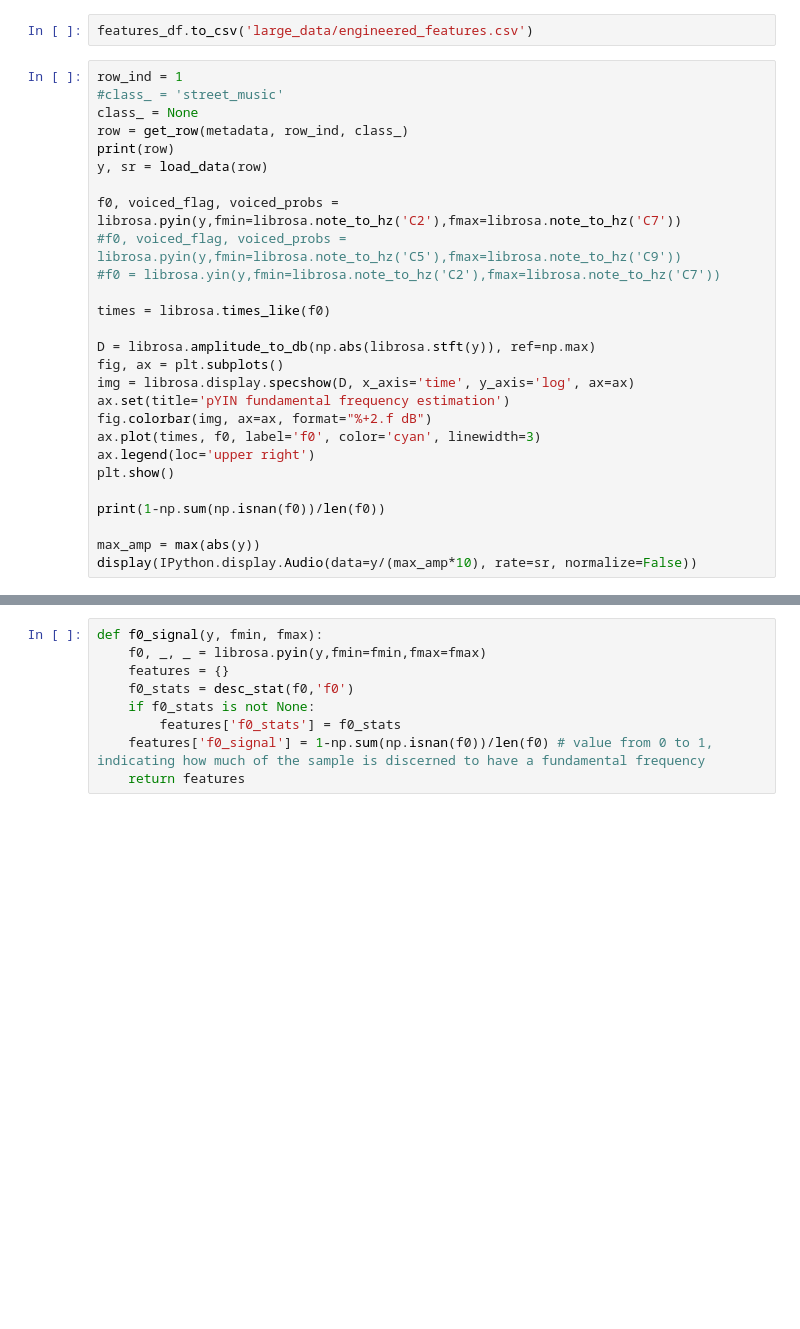
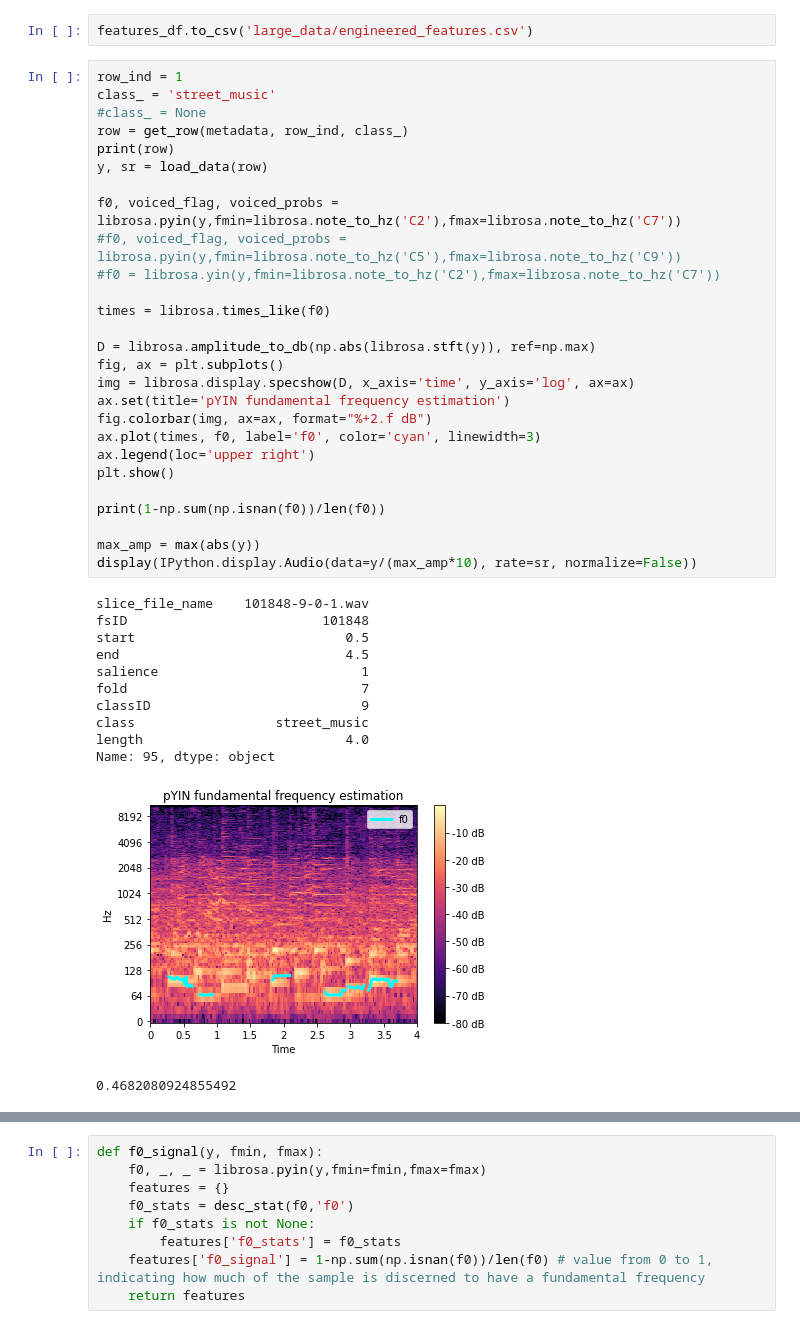
Before and after one commit to mrhheffernan/erdio-dev, a Jupyter notebook: maxpower_cleaning.ipynb, the cells around one changed output, grey strips where cells are left out. Cells and saved outputs as stored; diff of their text form; blank space fills up the shorter version.

```diff
--- a/maxpower_cleaning.ipynb
+++ b/maxpower_cleaning.ipynb
@@ -450,28 +475,41 @@ memory usage: 16.0 MB
 features_df.to_csv('large_data/engineered_features.csv')
 # %%
 row_ind = 1
-#class_ = 'street_music'
-class_ = None
+class_ = 'street_music'
+#class_ = None
 row = get_row(metadata, row_ind, class_)
 print(row)
 y, sr = load_data(row)
 
 f0, voiced_flag, voiced_probs = librosa.pyin(y,fmin=librosa.note_to_hz('C2'),fmax=librosa.note_to_hz('C7'))
 #f0, voiced_flag, voiced_probs = librosa.pyin(y,fmin=librosa.note_to_hz('C5'),fmax=librosa.note_to_hz('C9'))
 #f0 = librosa.yin(y,fmin=librosa.note_to_hz('C2'),fmax=librosa.note_to_hz('C7'))
 
 times = librosa.times_like(f0)
 
 D = librosa.amplitude_to_db(np.abs(librosa.stft(y)), ref=np.max)
 fig, ax = plt.subplots()
 img = librosa.display.specshow(D, x_axis='time', y_axis='log', ax=ax)
 ax.set(title='pYIN fundamental frequency estimation')
 fig.colorbar(img, ax=ax, format="%+2.f dB")
 ax.plot(times, f0, label='f0', color='cyan', linewidth=3)
 ax.legend(loc='upper right')
 plt.show()
 
 print(1-np.sum(np.isnan(f0))/len(f0))
 
 max_amp = max(abs(y))
 display(IPython.display.Audio(data=y/(max_amp*10), rate=sr, normalize=False))
+# %% [output]
+slice_file_name    101848-9-0-1.wav
+fsID                         101848
+start                           0.5
+end                             4.5
+salience                          1
+fold                              7
+classID                           9
+class                  street_music
+length                          4.0
+Name: 95, dtype: object
+[figure, added]
+0.4682080924855492
```
Also changed, not shown: parts of 2 cells of this notebook, 5 other files.
